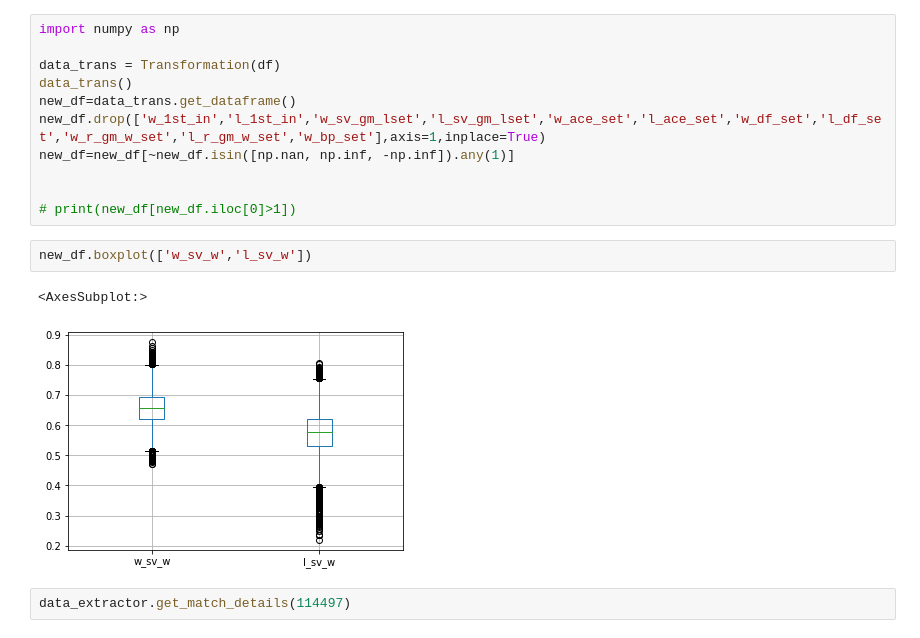
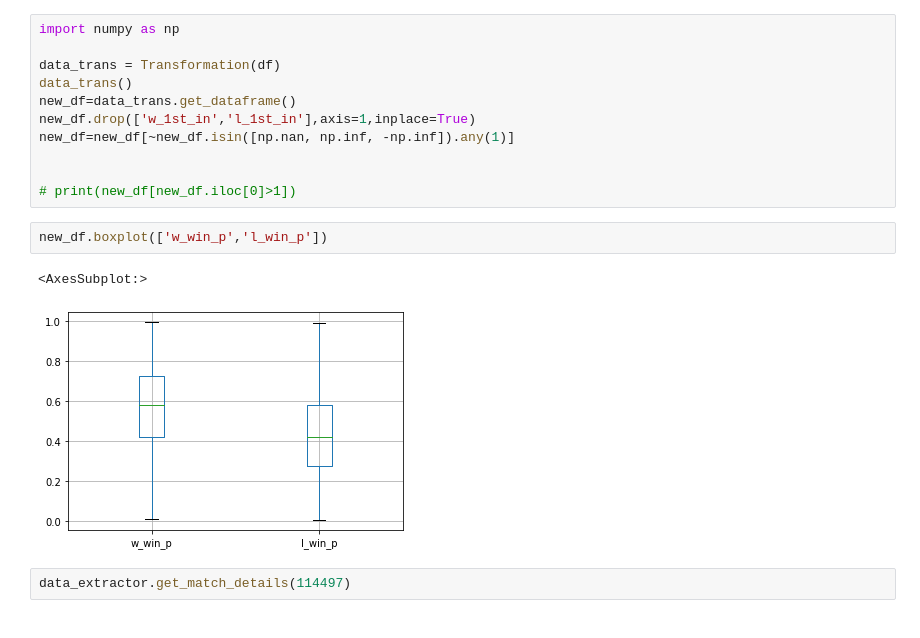
Before and after one commit to Bentgm17/TennisML, a Jupyter notebook: data_extraction/feature_tuning.ipynb, the cells around one changed output. Drawn from its saved outputs; the diff is of its cells as text.

```diff
--- a/data_extraction/feature_tuning.ipynb
+++ b/data_extraction/feature_tuning.ipynb
@@ -25,16 +40,16 @@ import numpy as np
 data_trans = Transformation(df)
 data_trans()
 new_df=data_trans.get_dataframe()
-new_df.drop(['w_1st_in','l_1st_in','w_sv_gm_lset','l_sv_gm_lset','w_ace_set','l_ace_set','w_df_set','l_df_set','w_r_gm_w_set','l_r_gm_w_set','w_bp_set'],axis=1,inplace=True)
+new_df.drop(['w_1st_in','l_1st_in'],axis=1,inplace=True)
 new_df=new_df[~new_df.isin([np.nan, np.inf, -np.inf]).any(1)]
 
 
 # print(new_df[new_df.iloc[0]>1])
 # %%
-new_df.boxplot(['w_sv_w','l_sv_w'])
+new_df.boxplot(['w_win_p','l_win_p'])
 # %% [output]
 <AxesSubplot:>
-[figure, old version]
+[figure, new version]
 # %%
 data_extractor.get_match_details(114497)
 # %% [output]
```
Also changed, not shown: parts of 4 cells of this notebook, 1 other file.
